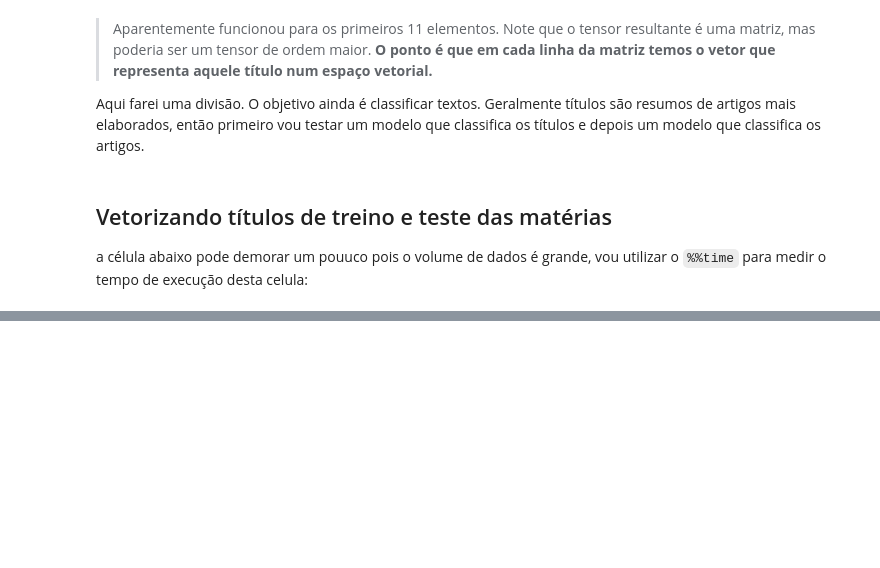
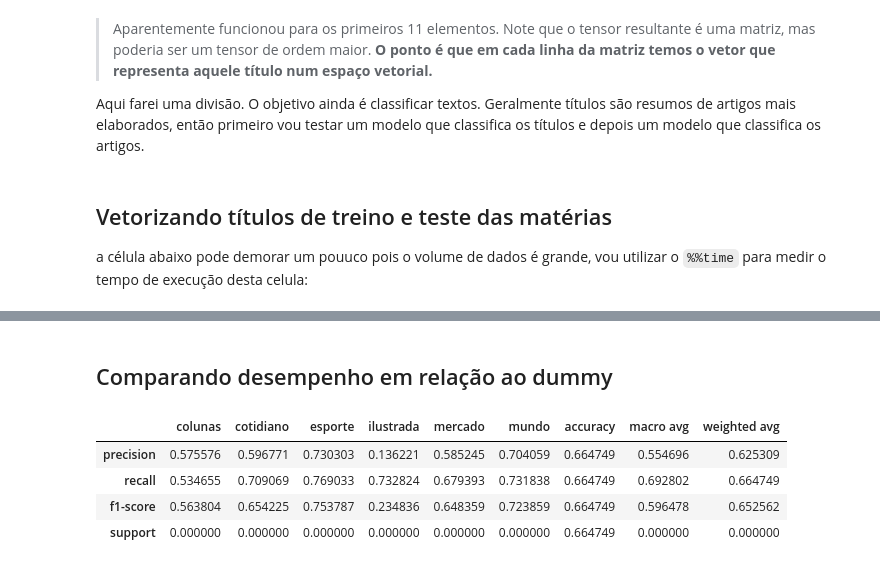
Before and after one commit to ConradBitt/pln, a Jupyter notebook: Word2Vec_Interpretação_da_linguagem_com_word_embedding_.ipynb, the cells around one changed output, grey strips where cells are left out. Drawn from its saved outputs; the diff is of its cells as text; code cells hidden in the pictures; blank space fills up the shorter version.

```diff
--- a/Word2Vec_Interpretação_da_linguagem_com_word_embedding_.ipynb
+++ b/Word2Vec_Interpretação_da_linguagem_com_word_embedding_.ipynb
@@ -829,0 +987,2 @@ Wall time: 10min 35s
+# %%
+logistic_regression = LogisticRegression(max_iter=300, solver='newton-cg')
@@ -829,0 +991,3 @@ Wall time: 10min 35s
+# %%
+%%time
+logistic_regression.fit(treino_artigos, treino.category)
@@ -829,0 +1002,2 @@ Wall time: 10min 35s
+# %%
+categorias_preditas = logistic_regression.predict(teste_artigos)
@@ -829,0 +1022,6 @@ Wall time: 10min 35s
+# %%
+# existem alguns hiperparâmetros que podem ser modificados.
+dummy_classifier = DummyClassifier()
+dummy_classifier.fit(treino_artigos, treino.category)
+categorias_preditas_dummy = dummy_classifier.predict(teste_artigos)
+print(classification_report(teste.category, categorias_preditas_dummy))
@@ -829,0 +1041,19 @@ Wall time: 10min 35s
+# %% [markdown]
+## Comparando desempenho em relação ao dummy
+# %%
+metricas_artigos = pd.DataFrame(classification_report(
+    teste.category, categorias_preditas, output_dict=True
+))
+
+metricas_artigos_dummy = pd.DataFrame(classification_report(
+    teste.category, categorias_preditas_dummy, output_dict=True
+))
+
+desempenho_em_artigos = metricas_artigos - metricas_artigos_dummy
+desempenho_em_artigos
+# %% [output]
+|  | colunas | cotidiano | esporte | ilustrada | mercado | mundo | accuracy | macro avg | weighted avg |
+| precision | 0.575576 | 0.596771 | 0.730303 | 0.136221 | 0.585245 | 0.704059 | 0.664749 | 0.554696 | 0.625309 |
+| recall | 0.534655 | 0.709069 | 0.769033 | 0.732824 | 0.679393 | 0.731838 | 0.664749 | 0.692802 | 0.664749 |
+| f1-score | 0.563804 | 0.654225 | 0.753787 | 0.234836 | 0.648359 | 0.723859 | 0.664749 | 0.596478 | 0.652562 |
+| support | 0.000000 | 0.000000 | 0.000000 | 0.000000 | 0.000000 | 0.000000 | 0.664749 | 0.000000 | 0.000000 |
```
Also changed, not shown: parts of 86 cells of this notebook.
